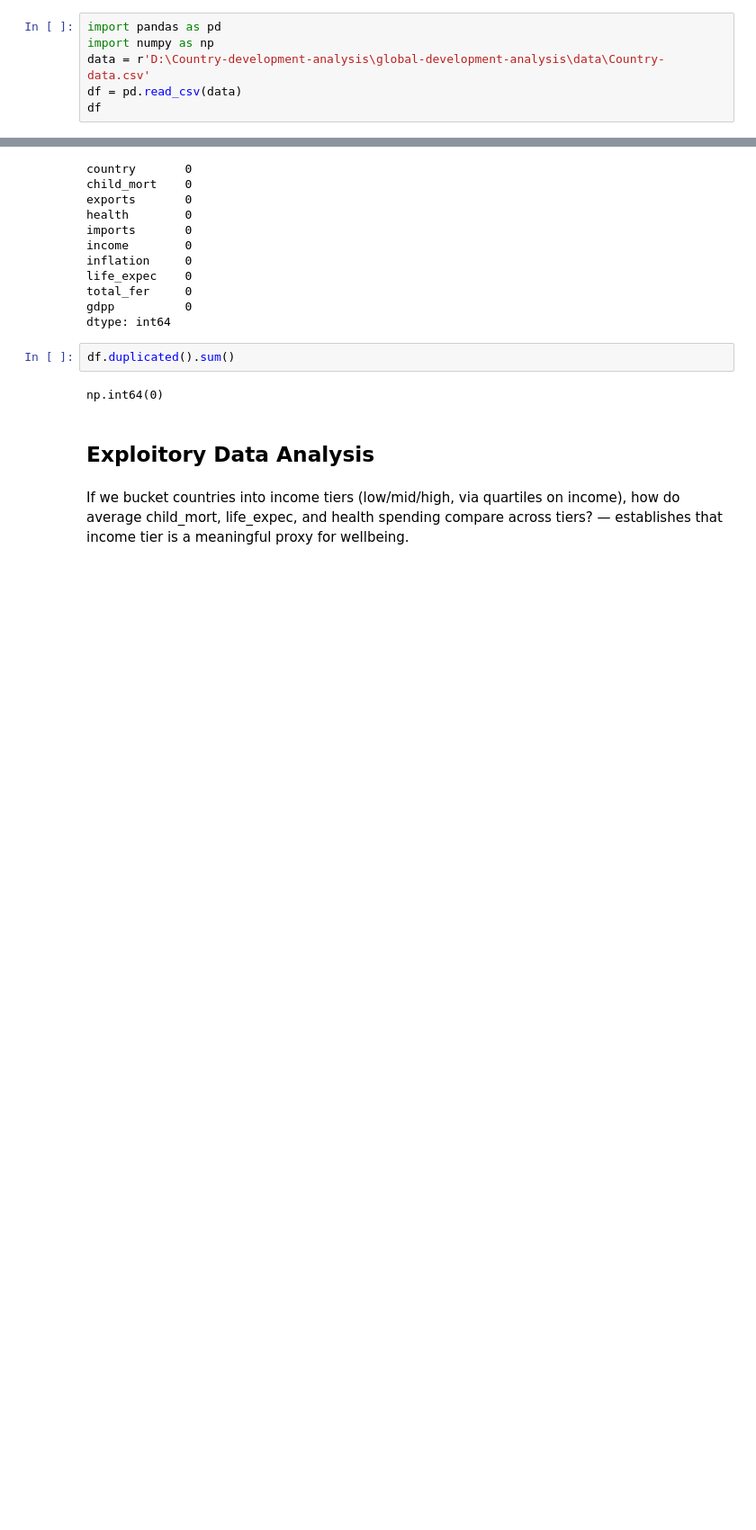
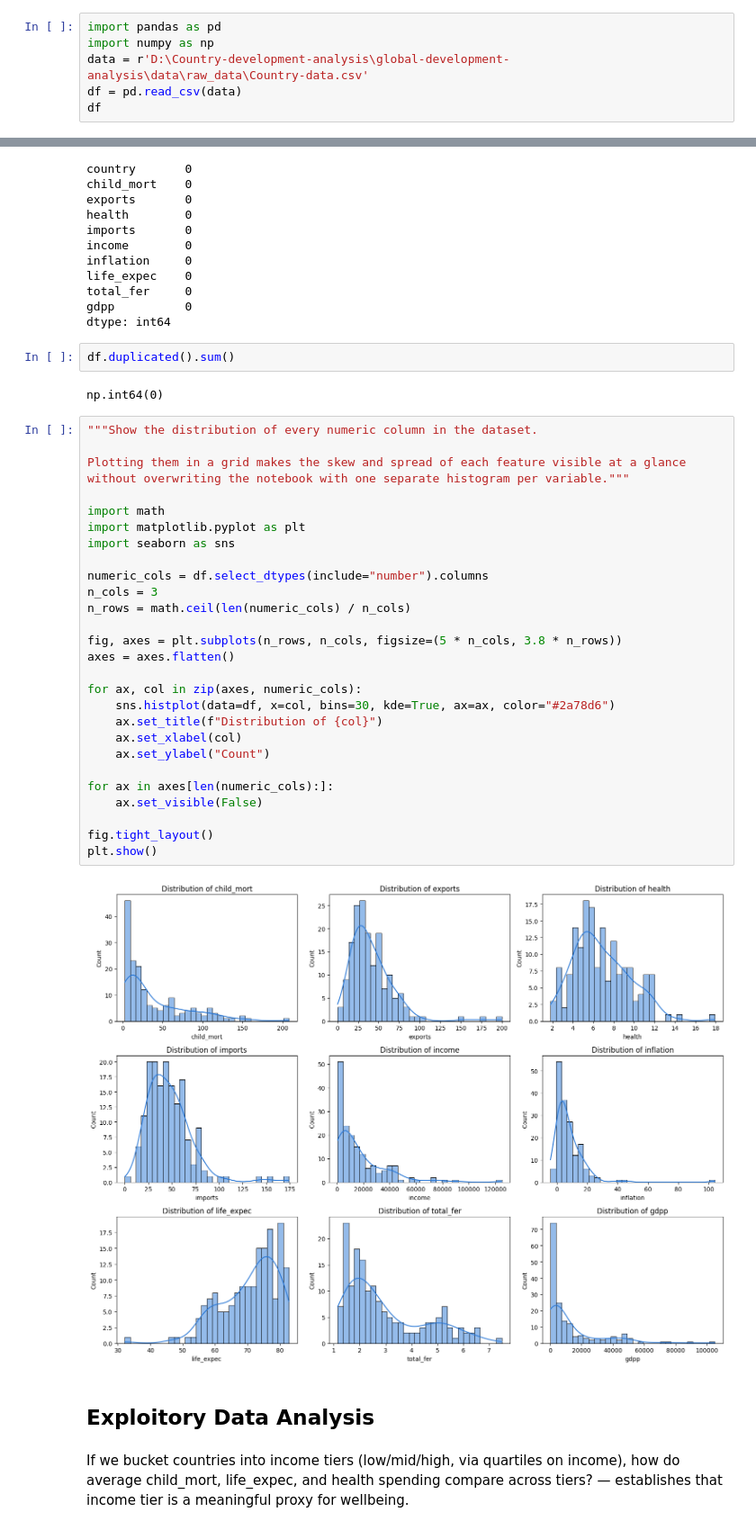
Before and after one commit to Superkai017/global-development-analysis, a Jupyter notebook: notebook/eda.ipynb, the cells around one changed output, grey strips where cells are left out. Shown at 90% size. Cells and saved outputs as stored; diff of their text form; blank space fills up the shorter version.

Commit message:
distribution analysis to gather information on skewness variable

```diff
--- a/notebook/eda.ipynb
+++ b/notebook/eda.ipynb
@@ -1,7 +1,7 @@
 # %%
 import pandas as pd
 import numpy as np
-data = r'D:\Country-development-analysis\global-development-analysis\data\Country-data.csv'
+data = r'D:\Country-development-analysis\global-development-analysis\data\raw_data\Country-data.csv'
 df = pd.read_csv(data)
 df
 # %% [output]
@@ -200,6 +200,36 @@ dtype: int64
 df.duplicated().sum()
 # %% [output]
 np.int64(0)
+# %%
+"""Show the distribution of every numeric column in the dataset.
+
+Plotting them in a grid makes the skew and spread of each feature visible at a glance
+without overwriting the notebook with one separate histogram per variable."""
+
+import math
+import matplotlib.pyplot as plt
+import seaborn as sns
+
+numeric_cols = df.select_dtypes(include="number").columns
+n_cols = 3
+n_rows = math.ceil(len(numeric_cols) / n_cols)
+
+fig, axes = plt.subplots(n_rows, n_cols, figsize=(5 * n_cols, 3.8 * n_rows))
+axes = axes.flatten()
+
+for ax, col in zip(axes, numeric_cols):
+    sns.histplot(data=df, x=col, bins=30, kde=True, ax=ax, color="#2a78d6")
+    ax.set_title(f"Distribution of {col}")
+    ax.set_xlabel(col)
+    ax.set_ylabel("Count")
+
+for ax in axes[len(numeric_cols):]:
+    ax.set_visible(False)
+
+fig.tight_layout()
+plt.show()
+# %% [output]
+[figure, added]
 # %% [markdown]
 ## Exploitory Data Analysis
 # %% [markdown]
```
